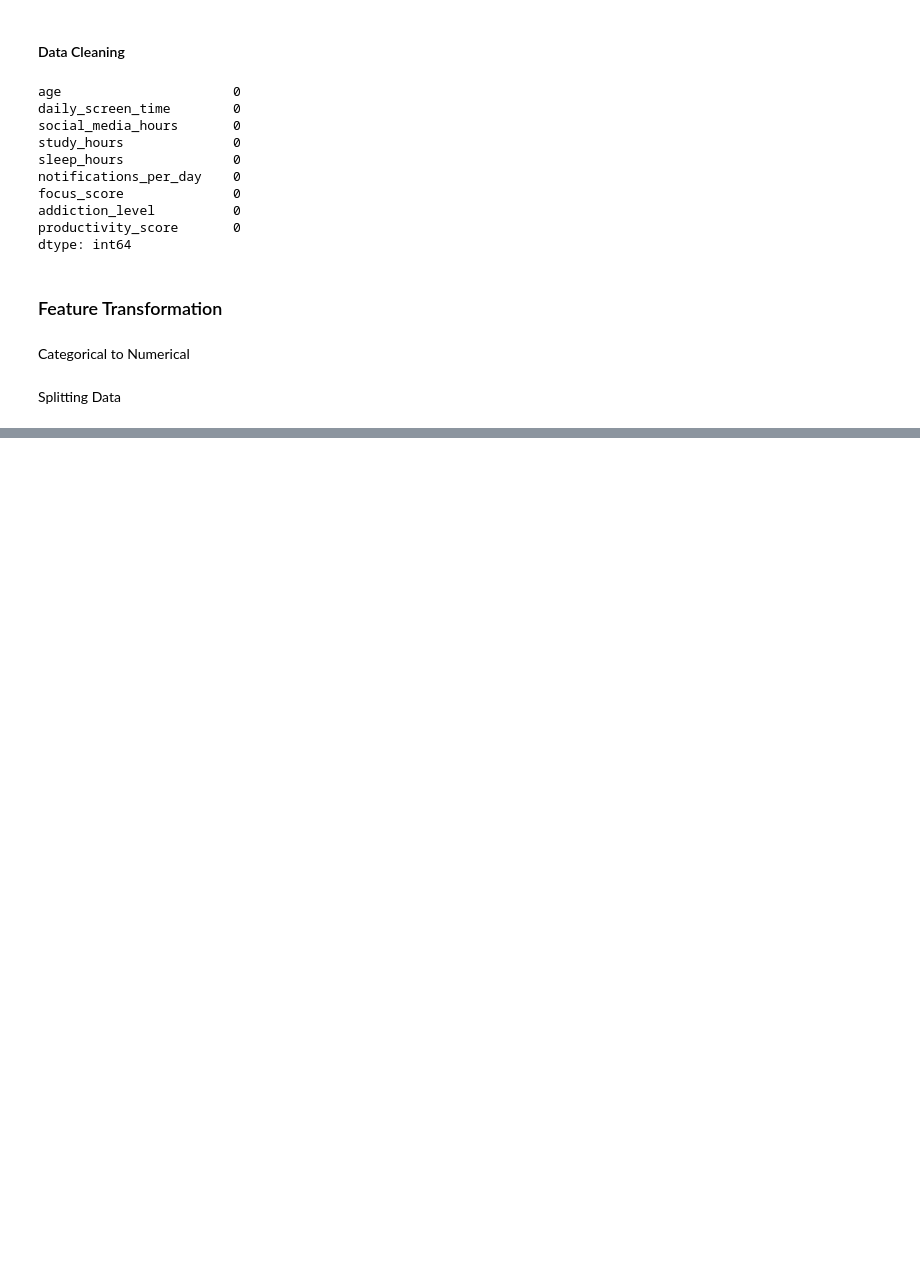
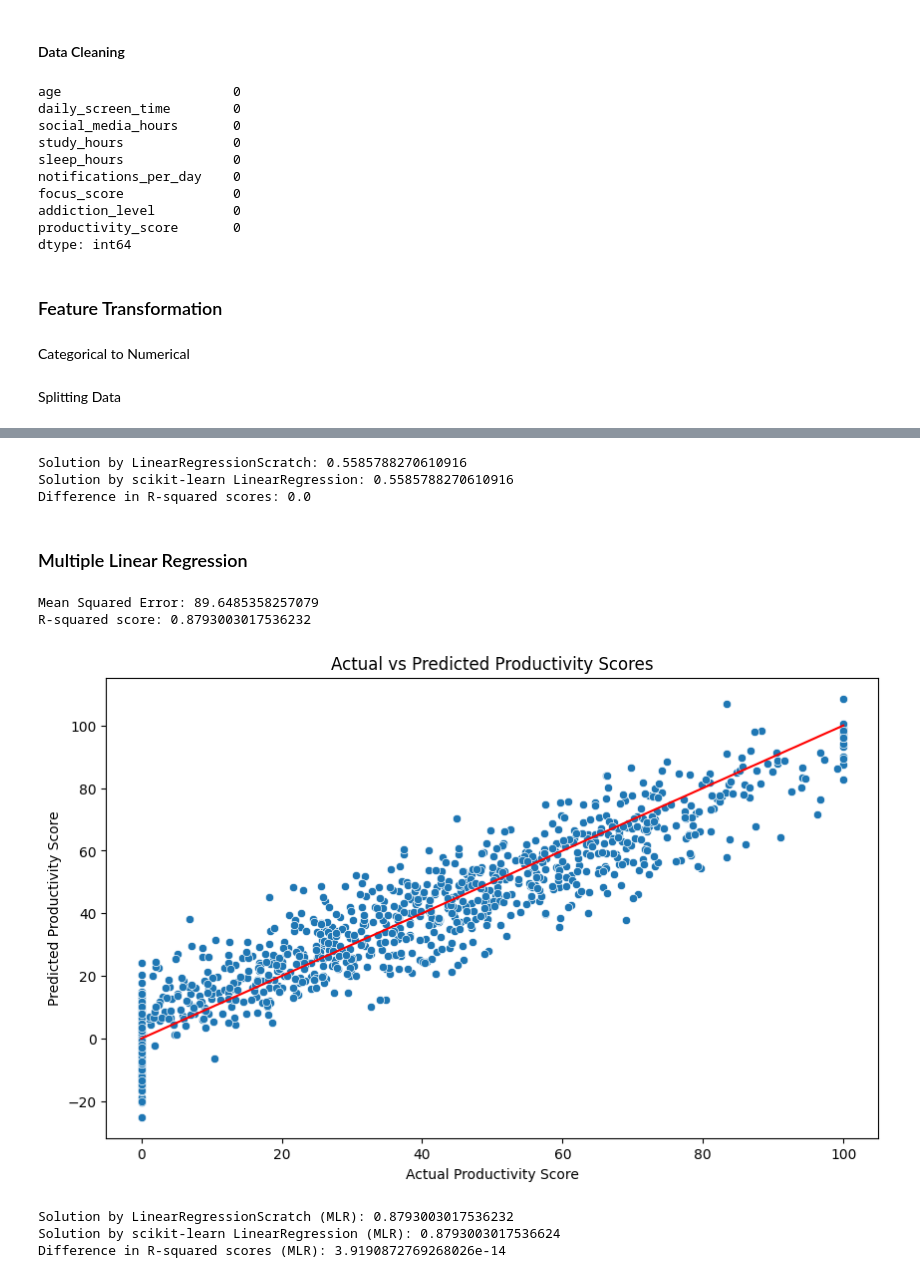
Before and after one commit to Star-rium/productivity-prediction, a Jupyter notebook: src/main.ipynb, the cells around one changed output, grey strips where cells are left out. Saved outputs shown, nothing was run; the diff lists cells and outputs as text; code cells hidden in the pictures; blank space fills up the shorter version.

```diff
--- a/src/main.ipynb
+++ b/src/main.ipynb
@@ -130,0 +190,40 @@ y_test = df_test['productivity_score'] # Define the target variable for testing
+# %%
+regr = linear_model.LinearRegression()
+regr.fit(X_train_study_hours.values.reshape(-1, 1), y_train)
+y_pred = regr.predict(X_test_study_hours.values.reshape(-1, 1))
+y_test_np = y_test.values
+
+print("Solution by LinearRegressionScratch:", r2)
+print("Solution by scikit-learn LinearRegression:", r2_score(y_test_np, y_pred))
+print("Difference in R-squared scores:", abs(r2 - r2_score(y_test_np, y_pred)))
+# %% [output]
+Solution by LinearRegressionScratch: 0.5585788270610916
+Solution by scikit-learn LinearRegression: 0.5585788270610916
+Difference in R-squared scores: 0.0
+# %% [markdown]
+### Multiple Linear Regression
+# %%
+w_mlr, y_pred_mlr, mse_mlr, r2_mlr = LinearRegressionScratch(X_train, y_train, X_test, y_test)
+
+plt.figure(figsize=(10, 6))
+sns.scatterplot(x=y_test_np, y=y_pred_mlr) # Create a scatter plot of actual vs predicted values
+plt.plot([y_test_np.min(), y_test_np.max()], [y_test_np.min(), y_test_np.max()], 'r') # Add a reference line for perfect predictions
+plt.xlabel('Actual Productivity Score')
+plt.ylabel('Predicted Productivity Score')
+plt.title('Actual vs Predicted Productivity Scores')
+plt.show()
+
+# Comparison with scikit-learn's LinearRegression
+regr_mlr = linear_model.LinearRegression()
+regr_mlr.fit(X_train, y_train)
+y_pred_mlr_sklearn = regr_mlr.predict(X_test)
+print("Solution by LinearRegressionScratch (MLR):", r2_mlr)
+print("Solution by scikit-learn LinearRegression (MLR):", r2_score(y_test_np, y_pred_mlr_sklearn))
+print("Difference in R-squared scores (MLR):", abs(r2_mlr - r2_score(y_test_np, y_pred_mlr_sklearn)))
+# %% [output]
+Mean Squared Error: 89.6485358257079
+R-squared score: 0.8793003017536232
+[figure, added]
+Solution by LinearRegressionScratch (MLR): 0.8793003017536232
+Solution by scikit-learn LinearRegression (MLR): 0.8793003017536624
+Difference in R-squared scores (MLR): 3.9190872769268026e-14
```
Also changed, not shown: parts of 11 cells of this notebook.
